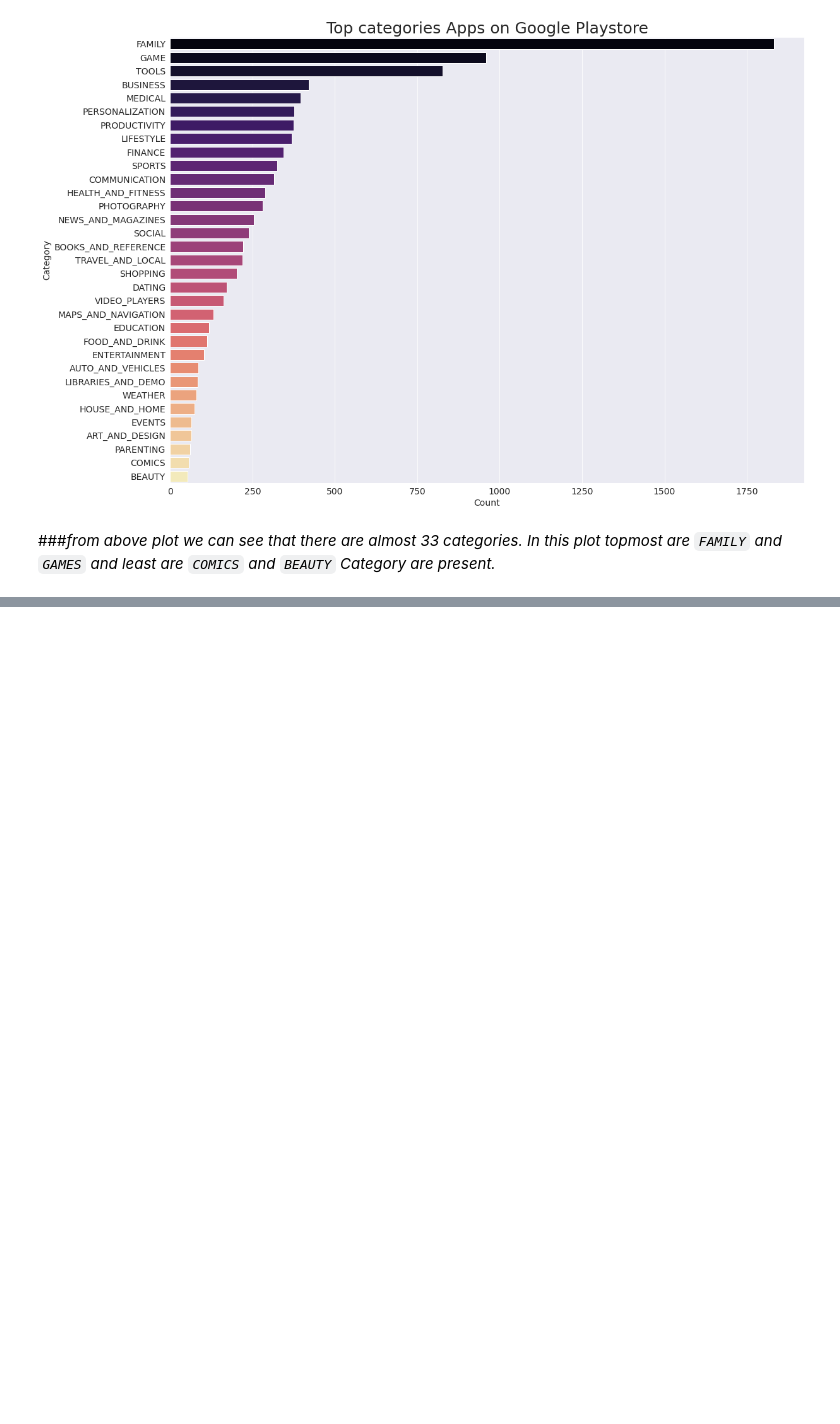
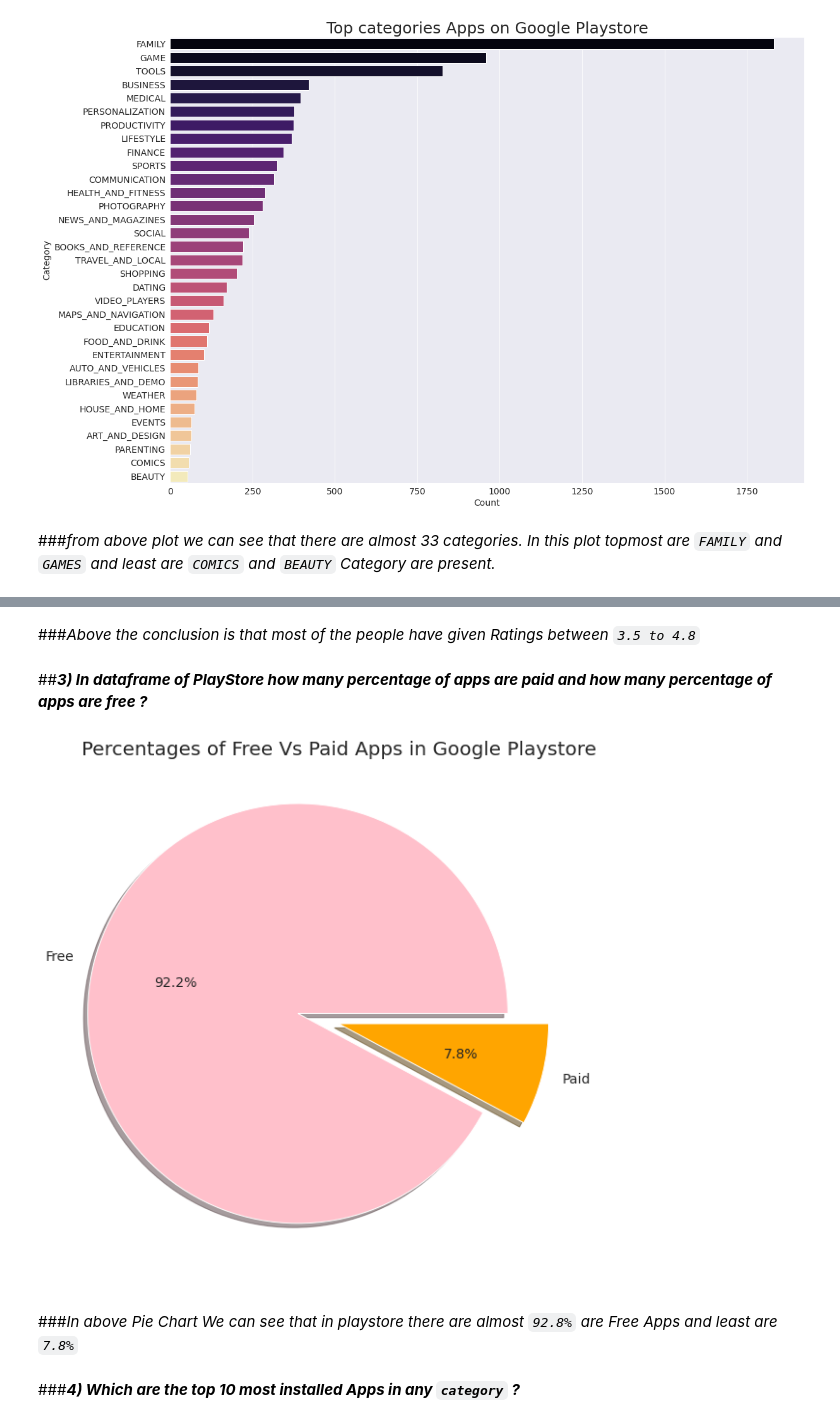
Before and after one commit to tushar2411/Almabetter-Data-Science, a Jupyter notebook: myPlay_Store_App_Review_Analysis_Capstone_Project.ipynb, the cells around one changed output, grey strips where cells are left out. Cells and saved outputs as stored; diff of their text form; code cells hidden in the pictures; blank space fills up the shorter version.

```diff
--- a/myPlay_Store_App_Review_Analysis_Capstone_Project.ipynb
+++ b/myPlay_Store_App_Review_Analysis_Capstone_Project.ipynb
@@ -482,0 +493,19 @@ graph.set_title("Top categories Apps on Google Playstore", fontsize = 25);
+# %% [markdown]
+###*Above the conclusion is that most of the people have given Ratings between `3.5 to 4.8`*
+# %% [markdown]
+##***3) In dataframe of PlayStore how many percentage of apps are paid and how many percentage of apps are free ?***
+# %%
+plt.figure(figsize=(10,10))
+labels = playSdata['Type'].value_counts(sort = True).index
+sizes = playSdata['Type'].value_counts(sort = True)
+colors = ["pink","orange"]
+explode = (0.2,0)
+plt.pie(sizes, explode=explode, labels=labels, colors=colors, autopct='%1.1f%%', shadow=True, startangle=0)
+plt.title('Percentages of Free Vs Paid Apps in Google Playstore',size = 20)
+plt.show()
+# %% [output]
+[figure, added]
+# %% [markdown]
+###*In above Pie Chart We can see that in playstore there are almost `92.8%` are Free Apps and least are `7.8%`*
+# %% [markdown]
+###***4) Which are the top 10 most installed Apps in any `category` ?***
```
Also changed, not shown: parts of 21 cells of this notebook.
